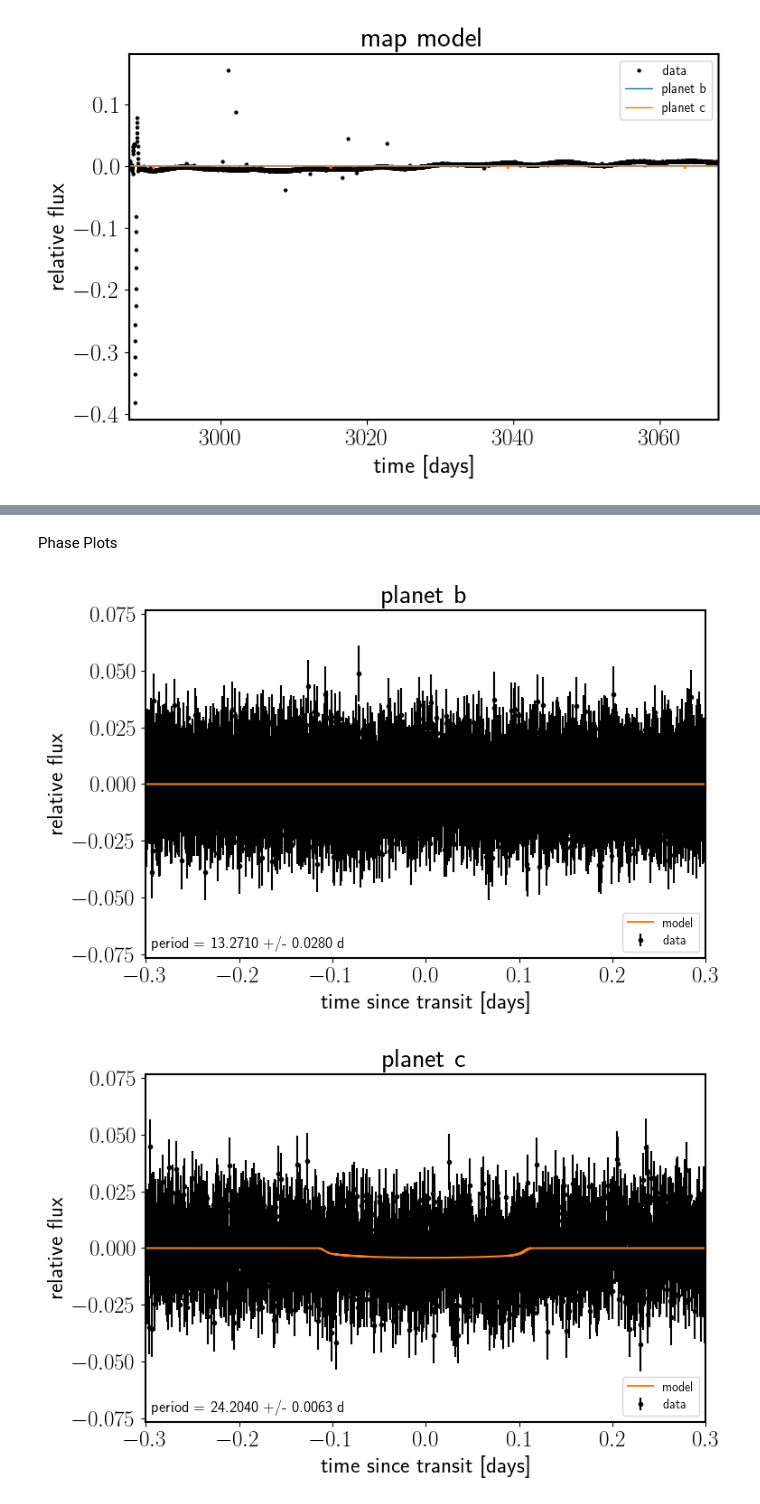
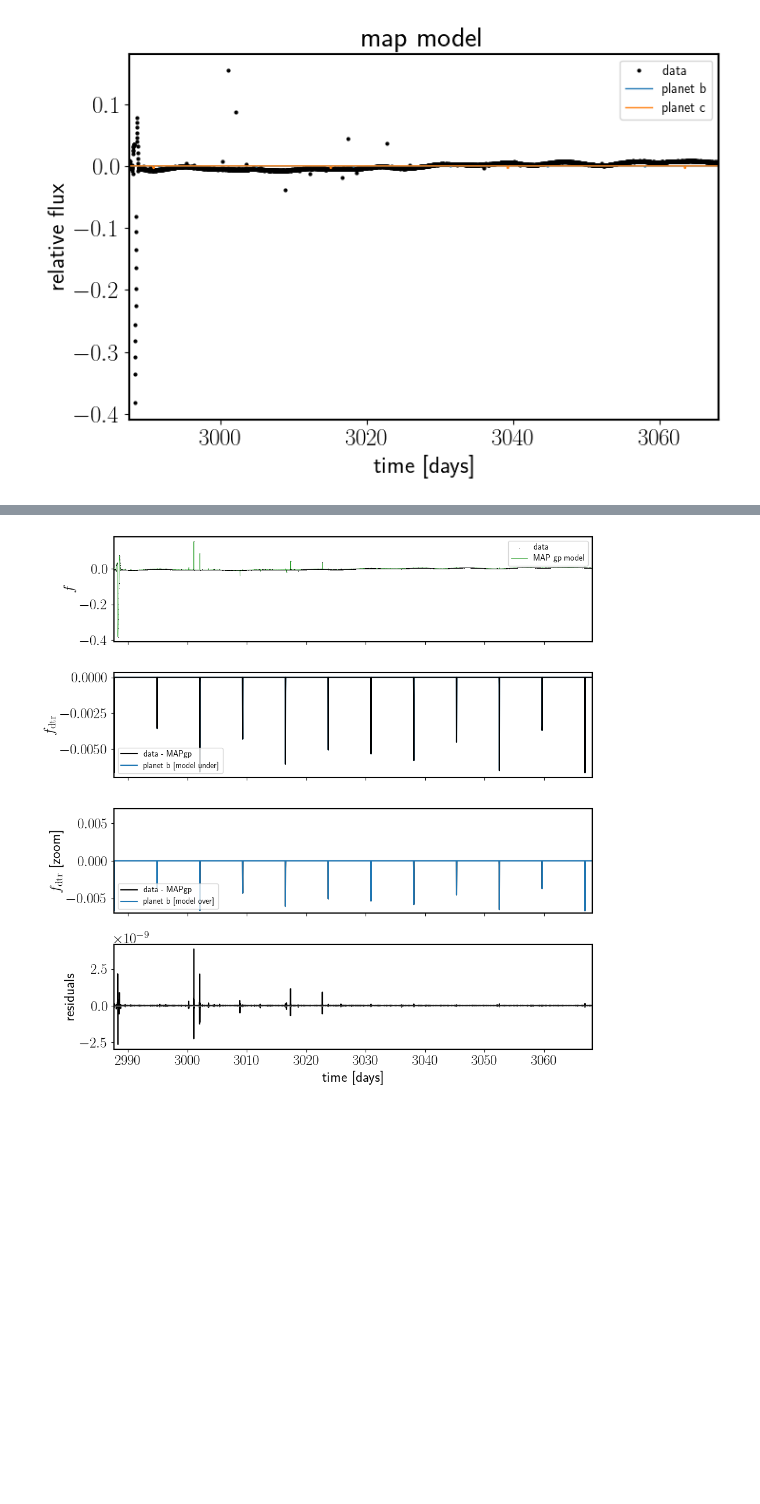
Before and after one commit to lupitatovar/Cool-Worlds, a Jupyter notebook: notebooks/K2_target_star_vary.ipynb, the cells around one changed output, grey strips where cells are left out. Drawn from its saved outputs; the diff is of its cells as text; code cells hidden in the pictures; blank space fills up the shorter version.

```diff
--- a/notebooks/K2_target_star_vary.ipynb
+++ b/notebooks/K2_target_star_vary.ipynb
@@ -88,7 +88,8 @@ t0s = periods * np.random.rand(2)
 x = k2[0]['time'].value
 mu = np.nanmedian(k2[0]['flux'].value)
 y = (k2[0]['flux'].value) / mu - 1
-yerr = k2[0]['flux_err'].value / mu
+yerr =  (np.full((3703),0.01)) / mu
+texp = np.median(np.diff(x))
 # %%
 plt.scatter(x,y)
 # %% [output]
@@ -128,7 +129,6 @@ def build_model(mask=None, start=None):
         # prior from 0 to 1, because otherwise there's a sqrt(1-b^2) in the
         # conversion that doesn't make sense.  See
         # https://github.com/exoplanet-dev/exoplanet/blob/e99d1bd68654f21efbbf8400a83889a470d2baf7/src/exoplanet/light_curves/limb_dark.py#L73
-
         b = pm.Uniform("b", lower=0, upper=1)
 
         log_depth = pm.Normal("log_depth", mu=np.log(1.8e-3), sigma=1)
@@ -140,10 +140,10 @@ def build_model(mask=None, start=None):
         )
         r_pl = pm.Deterministic("r_pl", ror * r_star)
 
+
         # Orbital parameters for the planets
-        #t0 = pm.Normal("t0", mu=t0s, sd=1)
-        log_period = pm.Normal("log_period", mu=np.log((periods)), sd=1)
-        period = pm.Deterministic("period", pm.math.exp(log_period))
+        t0 = pm.Normal("t0", mu=120.790, sd=0.02, testval=120.790)
+        period = pm.Normal("period", mu=7.203, sd=0.01, testval=7.203)
 
 
         # Let the eccentricity float, and use the eccentricity distribution
@@ -335,54 +289,0 @@ TypeError: cannot perform reduce with flexible type
-# %% [markdown]
-Phase Plots
-# %%
-for n, letter in enumerate("bc"):
-    plt.figure()
-
-    # Get the posterior median orbital parameters
-    period_trace = trace.posterior["period"].values[:, :, n]
-    p = np.median(period_trace)
-    t0 = np.median(trace.posterior["t0"].values[:, :, n])
-
-    # Compute the median of posterior estimate of the contribution from
-    # the other planet. Then we can remove this from the data to plot
-    # just the planet we care about.
-    lcs = trace.posterior["light_curves"].values
-    other = np.median(lcs[:, :, :, (n + 1) % 2], axis=(0, 1))
-
-    # Plot the folded data
-    x_fold = (t - t0 + 0.5 * p) % p - 0.5 * p
-    plt.errorbar(
-        x_fold, y - other, yerr=yerr, fmt=".k", label="data", zorder=-1000
-    )
-
-    # Plot the folded model
-    inds = np.argsort(x_fold)
-    inds = inds[np.abs(x_fold)[inds] < 0.3]
-    pred = lcs[:, :, inds, n] + trace.posterior["mean"].values[:, :, None]
-    pred = np.median(pred, axis=(0, 1))
-    plt.plot(x_fold[inds], pred, color="C1", label="model")
-
-    # Annotate the plot with the planet's period
-    txt = "period = {0:.4f} +/- {1:.4f} d".format(
-        np.mean(period_trace), np.std(period_trace)
-    )
-    plt.annotate(
-        txt,
-        (0, 0),
-        xycoords="axes fraction",
-        xytext=(5, 5),
-        textcoords="offset points",
-        ha="left",
-        va="bottom",
-        fontsize=12,
-    )
-
-    plt.legend(fontsize=10, loc=4)
-    plt.xlim(-0.5 * p, 0.5 * p)
-    plt.xlabel("time since transit [days]")
-    plt.ylabel("relative flux")
-    plt.title("planet {0}".format(letter))
-    plt.xlim(-0.3, 0.3)
-# %% [output]
-[figure, removed]
-[figure, removed]
@@ -388,0 +355,4 @@ for n, letter in enumerate("bc"):
+# %%
+plot_light_curve(x, y, map_estimate)
+# %% [output]
+[figure, added]
```
Also changed, not shown: parts of 9 cells of this notebook, 1 other file.
